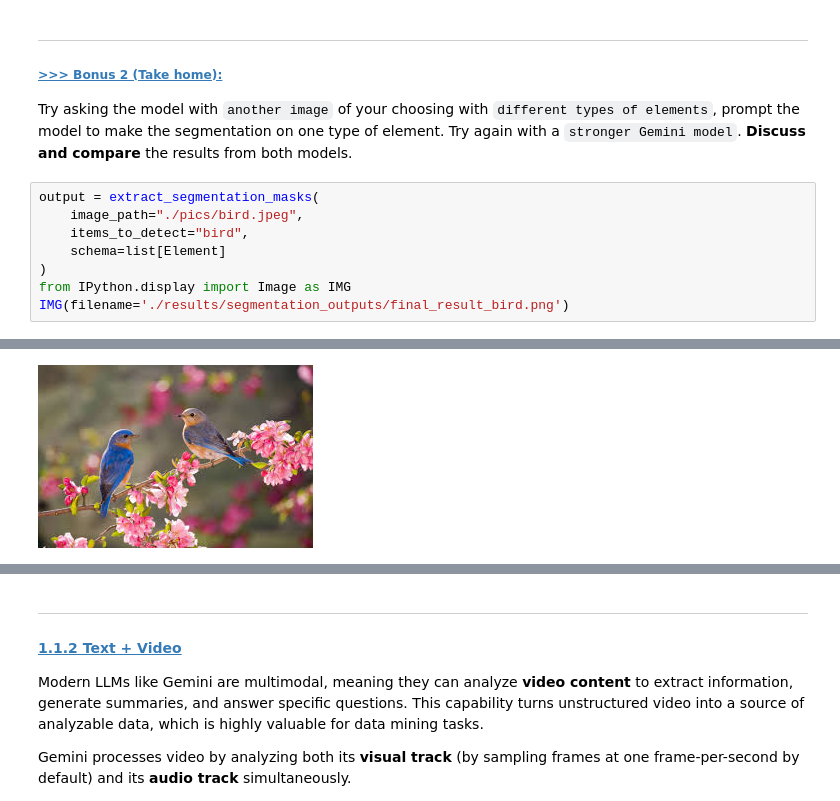
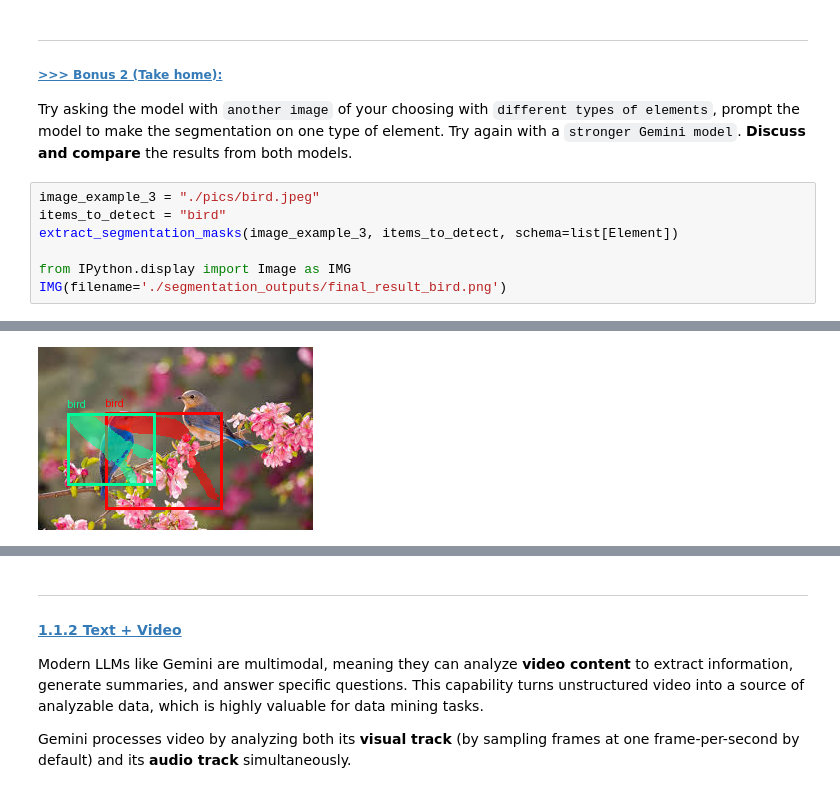
Before and after one commit to j-lee-cob/DM2025-Lab2-Exercise, a Jupyter notebook: DM2025-Lab2-Master-Phase_2_Bonus.ipynb, the cells around one changed output, grey strips where cells are left out. Cells and saved outputs as stored; diff of their text form.

```diff
--- a/DM2025-Lab2-Master-Phase_2_Bonus.ipynb
+++ b/DM2025-Lab2-Master-Phase_2_Bonus.ipynb
@@ -577,12 +577,11 @@ IMG(filename='./results/segmentation_outputs/final_result_People.png')
 
 Try asking the model with `another image` of your choosing with `different types of elements`, prompt the model to make the segmentation on one type of element. Try again with a `stronger Gemini model`. **Discuss and compare** the results from both models.
 # %%
-output = extract_segmentation_masks(
-    image_path="./pics/bird.jpeg",
-    items_to_detect="bird",
-    schema=list[Element]
-)
+image_example_3 = "./pics/bird.jpeg"
+items_to_detect = "bird"
+extract_segmentation_masks(image_example_3, items_to_detect, schema=list[Element])
+
 from IPython.display import Image as IMG
-IMG(filename='./results/segmentation_outputs/final_result_bird.png')
+IMG(filename='./segmentation_outputs/final_result_bird.png')
 # %% [output]
 response: [
@@ -591,6 +590,6 @@ response: [
 ]
 Saved mask and overlay for bird to segmentation_outputs
 Saved mask and overlay for bird to segmentation_outputs
 
 Saved final integrated result to segmentation_outputs/final_result_bird.png
-[figure, old version]
+[figure, new version]
```
Also changed, not shown: parts of 5 cells of this notebook, 30 other files.
